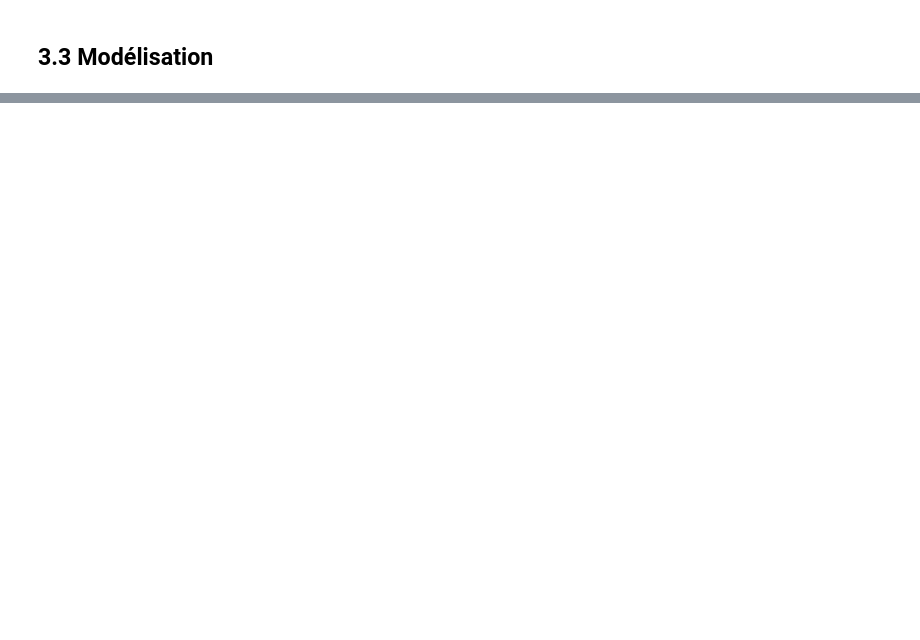
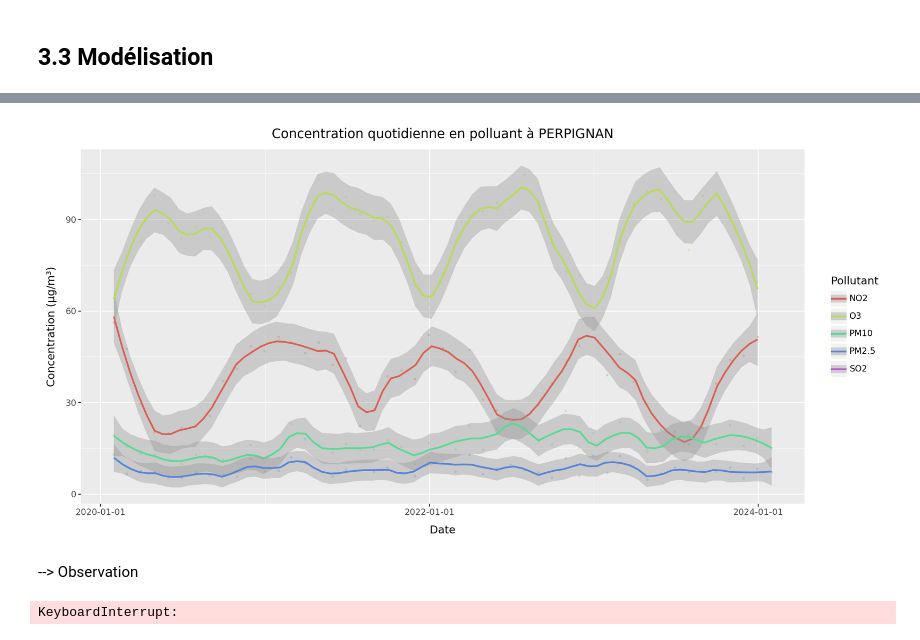
Before and after one commit to Antoine-Merienne/Projet-data-science-Mornand-Merienne, a Jupyter notebook: analyse_pollution_air.ipynb, the cells around one changed output, grey strips where cells are left out. Saved outputs shown, nothing was run; the diff lists cells and outputs as text; code cells hidden in the pictures; blank space fills up the shorter version.

```diff
--- a/analyse_pollution_air.ipynb
+++ b/analyse_pollution_air.ipynb
@@ -618,0 +661,46 @@ Y_t[(Y_t['nom_m'] == 'STRASBOURG')]
+# %%
+
+ville = 'PERPIGNAN'
+data = Y_t[(Y_t['nom_m'] == ville)]
+data.set_index('date', inplace=True)
+monthly_data = data.resample('ME').mean(numeric_only=True)
+monthly_data.reset_index(inplace=True)
+# Si on veut visualiser la log-concentration, on peut utiliser la commande suivante:
+#data[['NO2', 'O3', 'PM2.5', 'PM10', 'SO2']] = np.log(data[['NO2', 'O3', 'PM2.5', 'PM10', 'SO2']])
+#plot_pollutants_ggplot(monthly_data)
+monthly_data['nom_m'] = ville
+plot_pollutants_ggplot(monthly_data)
+# %% [output]
+[figure, added]
+# %% [markdown]
+--> Observation
+# %%
+# Exemple : Chargement des données environnementales
+# Remplacez cela par votre dataset réel
+data = Y_t[(Y_t['nom_m'] == 'PERPIGNAN')].resample('M').mean()
+
+data.set_index('date', inplace=True)
+
+# Définir la fréquence journalière
+data.index.freq = 'M'
+
+# Vérifiez votre colonne cible (par ex., 'NO2')
+target_variable = 'NO2'
+
+# Diviser les données en train/test si nécessaire
+train = data[target_variable].loc[:'2022-12-31']
+test = data[target_variable].loc['2023-01-01':]
+
+# Configurer et ajuster le modèle SARIMAX
+model = sm.tsa.statespace.SARIMAX(train,
+                order=(1, 1, 1),  # p, d, q
+                seasonal_order=(1, 1, 1, 12),  # P, D, Q, S (S = saisonnalité annuelle pour les données journalières)
+                enforce_stationarity=False,
+                enforce_invertibility=False)
+
+results = model.fit(disp=False)
+
+# Résumé du modèle
+print(results.summary())
+# %% [output]
+KeyboardInterrupt:
```
Also changed, not shown: parts of 16 cells of this notebook.
